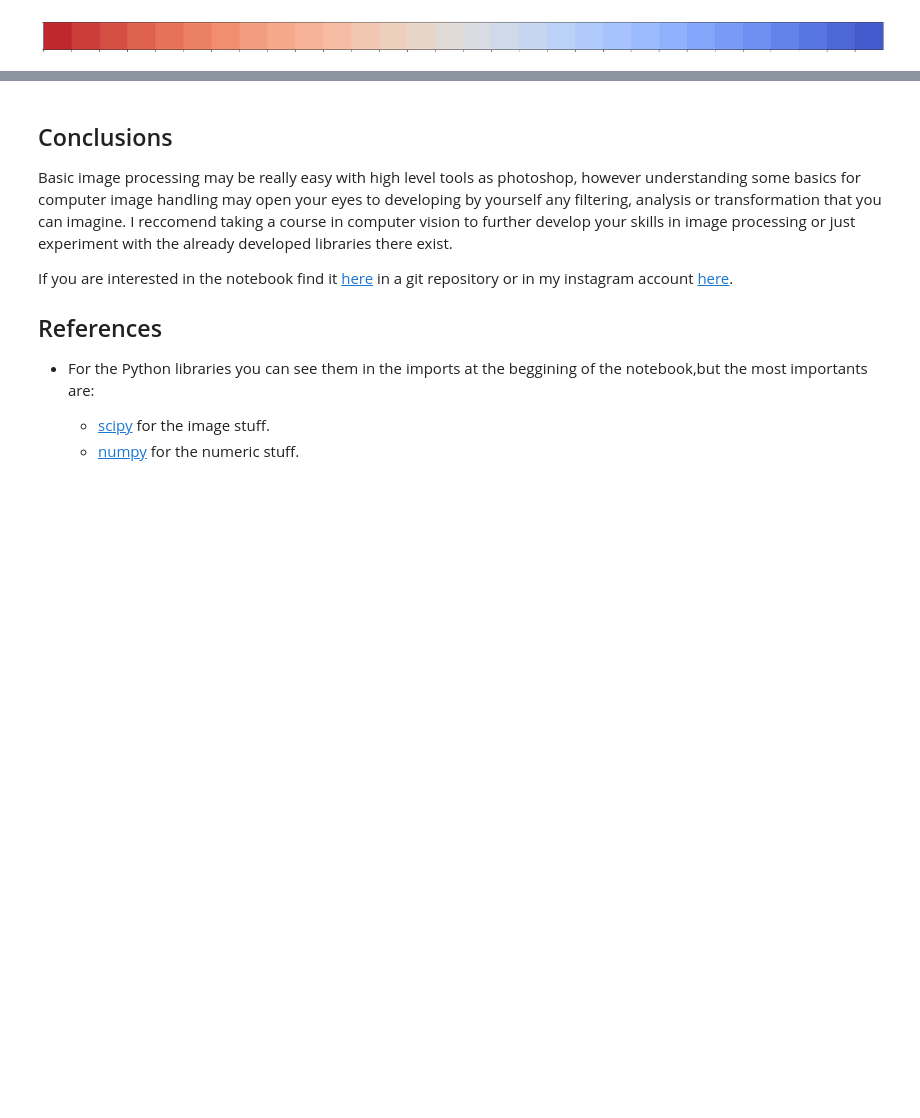
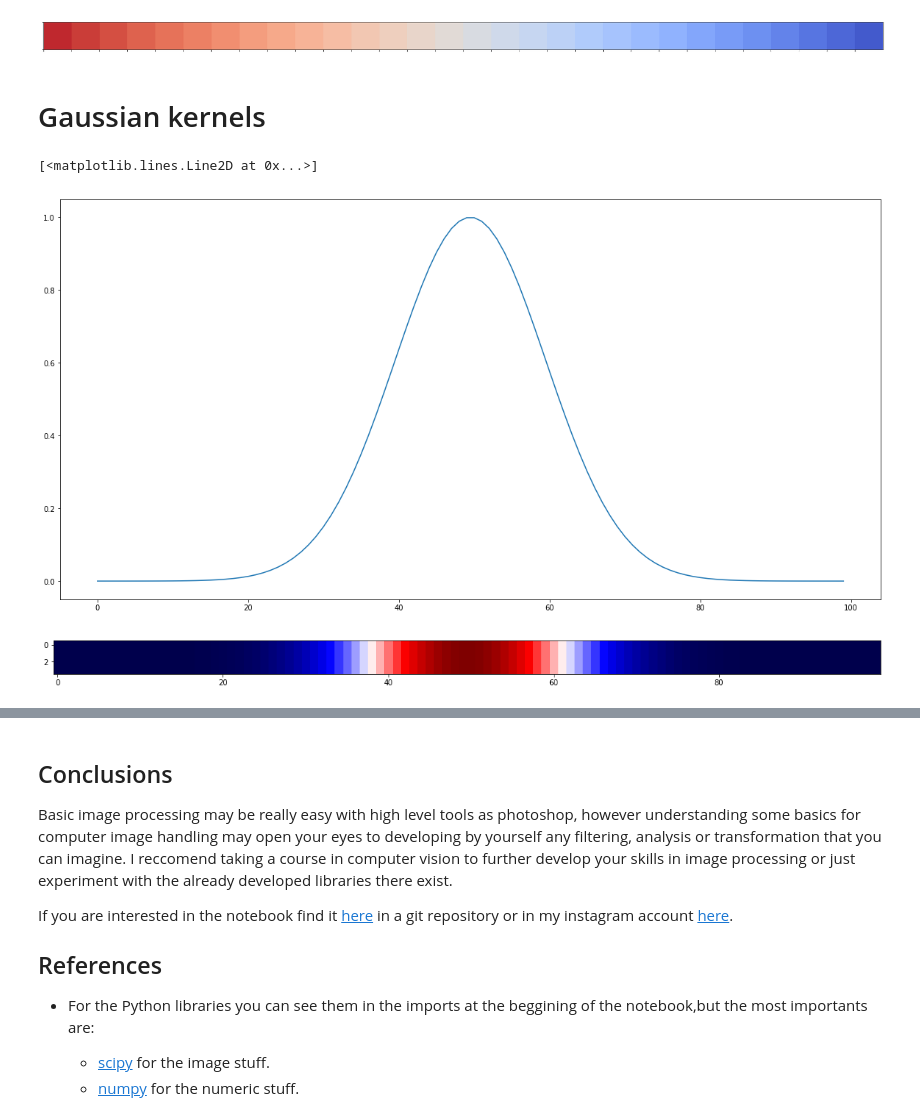
Before and after one commit to jeroaranda/notebooks, a Jupyter notebook: basic_but_not_standard.ipynb, the cells around one changed output, grey strips where cells are left out. Cells and saved outputs as stored; diff of their text form; code cells hidden in the pictures; blank space fills up the shorter version.

Commit message:
added gaussian kernel plotting

```diff
--- a/basic_but_not_standard.ipynb
+++ b/basic_but_not_standard.ipynb
@@ -310,3 +311,19 @@ Which appears to be similar to the `'coolwarm'` `matplotlib` color palette:
 sns.palplot(sns.color_palette("coolwarm", 30)[::-1])
 # %% [output]
 [figure]
+# %% [markdown]
+# Gaussian kernels
+# %%
+kern= signal.gaussian(100, std=10).reshape(100,1)
+plt.plot(range(100),kern)
+# %% [output]
+[<matplotlib.lines.Line2D at 0x...>]
+[figure, added]
+# %%
+axis=np.zeros((4,100))
+for i in range(100):
+    axis[:,i]=kern[i]
+plt.imshow(axis,cmap='seismic')
+plt.imsave('axis.png',axis,cmap='seismic')
+# %% [output]
+[figure, added]
```
Also changed, not shown: parts of 6 cells of this notebook, 4 other files.
